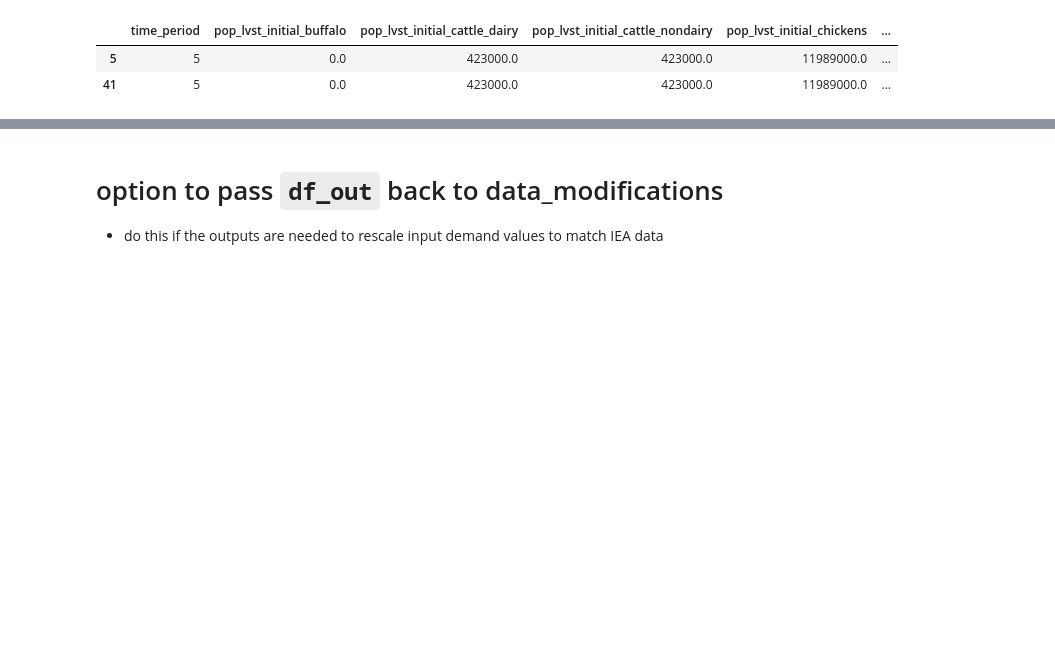
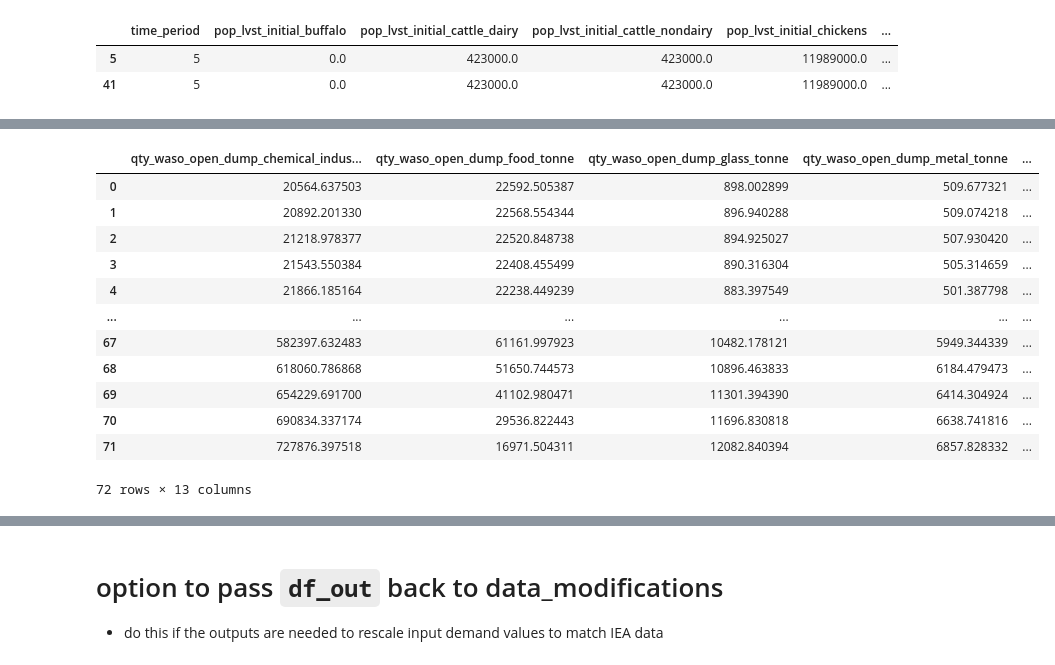
Before and after one commit to JuanRobledo12/sisepuede_region_nbs_tony_ver, a Jupyter notebook: croatia/croatia_manager_wb.ipynb, the cells around one changed output, grey strips where cells are left out. Saved outputs shown, nothing was run; the diff lists cells and outputs as text; code cells hidden in the pictures; blank space fills up the shorter version.

Commit message:
large update of waso transformations

```diff
--- a/croatia/croatia_manager_wb.ipynb
+++ b/croatia/croatia_manager_wb.ipynb
@@ -639,0 +647,17 @@ df_in
+# %%
+df_qty_open_dump = df_out[[col for col in df_out.columns if 'qty_waso_open_dump' in col]]
+df_qty_open_dump
+# %% [output]
+|  | qty_waso_open_dump_chemical_indus... | qty_waso_open_dump_food_tonne | qty_waso_open_dump_glass_tonne | qty_waso_open_dump_metal_tonne | ... |
+| 0 | 20564.637503 | 22592.505387 | 898.002899 | 509.677321 | ... |
+| 1 | 20892.201330 | 22568.554344 | 896.940288 | 509.074218 | ... |
+| 2 | 21218.978377 | 22520.848738 | 894.925027 | 507.930420 | ... |
+| 3 | 21543.550384 | 22408.455499 | 890.316304 | 505.314659 | ... |
+| 4 | 21866.185164 | 22238.449239 | 883.397549 | 501.387798 | ... |
+| ... | ... | ... | ... | ... | ... |
+| 67 | 582397.632483 | 61161.997923 | 10482.178121 | 5949.344339 | ... |
+| 68 | 618060.786868 | 51650.744573 | 10896.463833 | 6184.479473 | ... |
+| 69 | 654229.691700 | 41102.980471 | 11301.394390 | 6414.304924 | ... |
+| 70 | 690834.337174 | 29536.822443 | 11696.830818 | 6638.741816 | ... |
+| 71 | 727876.397518 | 16971.504311 | 12082.840394 | 6857.828332 | ... |
+72 rows × 13 columns
```
Also changed, not shown: parts of 10 cells of this notebook, 22 other files.
